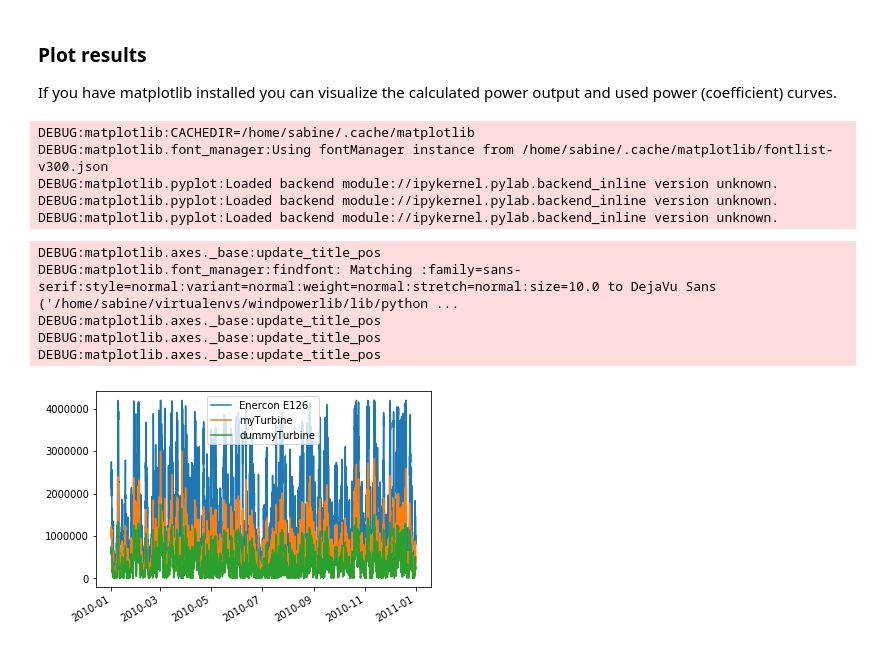
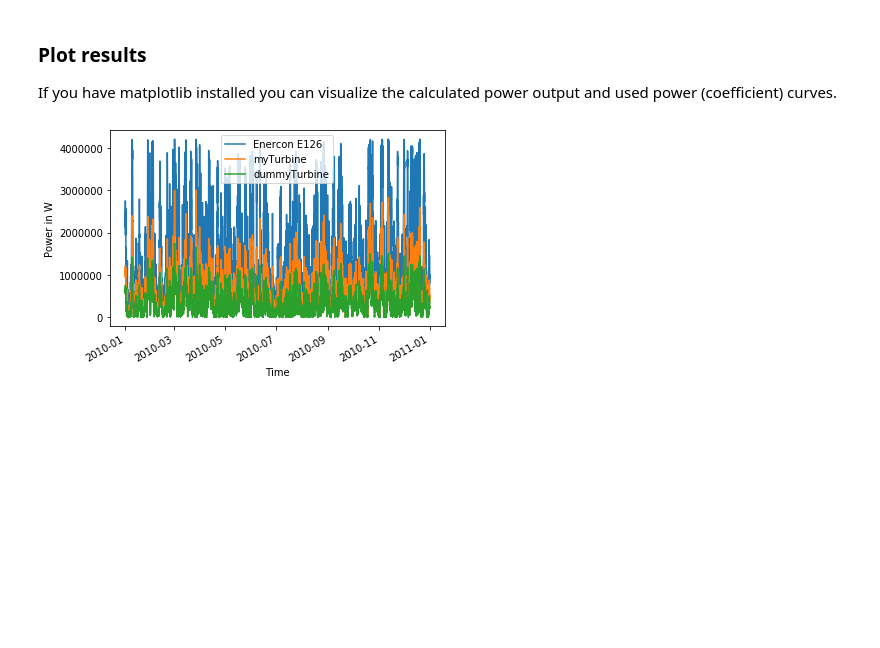
Before and after one commit to wind-python/windpowerlib, a Jupyter notebook: example/modelchain_example.ipynb, the cells around one changed output. Saved outputs shown, nothing was run; the diff lists cells and outputs as text; code cells hidden in the pictures; blank space fills up the shorter version.

```diff
--- a/example/modelchain_example.ipynb
+++ b/example/modelchain_example.ipynb
@@ -152,15 +169,15 @@ my_turbine = {
 my_turbine = WindTurbine(**my_turbine)
 # %%
-# specification of wind turbine where power curve is provided
-# if you want to use the power coefficient curve change the value of
-# 'power_coefficient_curve' to 'oedb'.
-enercon_e126 = {
-        'name': 'E-126/4200',  # turbine type as in register #
-        'hub_height': 135,  # in m
-        'rotor_diameter': 127,  # in m
-        'power_coefficient_curve': None,  # curve data is not fetched
-        'power_curve': 'oedb',  # data is fetched from oedb, is default value
-        'nominal_power': 'oedb',  # data is fetched from oedb, is default value
-    }
+# specification of wind turbine where power coefficient curve and nominal
+# power is provided in an own csv file
+csv_path = 'data'
+dummy_turbine = {
+    'turbine_type': 'DUMMY 1',  # turbine type as in file
+    'hub_height': 100,  # in m
+    'rotor_diameter': 70,  # in m
+    'power_coefficient_curve': 'example_power_coefficient_curves.csv',  # data is fetched from file
+    'nominal_power': 'example_nominal_power.csv',  # data is fetched from file
+    'path': csv_path
+}
 # initialize WindTurbine object
-e126 = WindTurbine(**enercon_e126)
+dummy_turbine = WindTurbine(**dummy_turbine)
@@ -173,18 +184,3 @@ INFO:root:Data base connection successful.
-# %%
-# specification of wind turbine where power coefficient curve and nominal
-# power is provided by a csv file
-csv_file = 'data/example_power_coefficient_curves.csv'
-csv_file_nom = 'data/example_nominal_power.csv'
-dummy_turbine = {
-    'name': 'DUMMY 1',  # turbine type as in file #
-    'hub_height': 100,  # in m
-    'rotor_diameter': 70,  # in m
-    'power_curve': None,  # data is not fetched
-    'power_coefficient_curve': csv_file,  # data is fetched from file
-    'nominal_power': csv_file_nom,  # data is fetched from file
-}
-# initialize WindTurbine object
-dummy_turbine = WindTurbine(**dummy_turbine)
 # %% [markdown]
 ### Use the ModelChain to calculate turbine power output
 
@@ -245,32 +243,24 @@ DEBUG:root:Calculating power output using power coefficient curve.
 If you have matplotlib installed you can visualize the calculated power output and used power (coefficient) curves.
 # %%
 # try to import matplotlib
+logging.getLogger().setLevel(logging.WARNING)
 try:
     from matplotlib import pyplot as plt
     # matplotlib inline needed in notebook to plot inline
     %matplotlib inline
 except ImportError:
     plt = None
-# %% [output]
-DEBUG:matplotlib:CACHEDIR=/home/sabine/.cache/matplotlib
-DEBUG:matplotlib.font_manager:Using fontManager instance from /home/sabine/.cache/matplotlib/fontlist-v300.json
-DEBUG:matplotlib.pyplot:Loaded backend module://ipykernel.pylab.backend_inline version unknown.
-DEBUG:matplotlib.pyplot:Loaded backend module://ipykernel.pylab.backend_inline version unknown.
-DEBUG:matplotlib.pyplot:Loaded backend module://ipykernel.pylab.backend_inline version unknown.
 # %%
 # plot turbine power output
 if plt:
     e126.power_output.plot(legend=True, label='Enercon E126')
     my_turbine.power_output.plot(legend=True, label='myTurbine')
     dummy_turbine.power_output.plot(legend=True, label='dummyTurbine')
+    plt.xlabel('Time')
+    plt.ylabel('Power in W')
     plt.show()
 # %% [output]
-DEBUG:matplotlib.axes._base:update_title_pos
-DEBUG:matplotlib.font_manager:findfont: Matching :family=sans-serif:style=normal:variant=normal:weight=normal:stretch=normal:size=10.0 to DejaVu Sans ('/home/sabine/virtualenvs/windpowerlib/lib/python ...
-DEBUG:matplotlib.axes._base:update_title_pos
-DEBUG:matplotlib.axes._base:update_title_pos
-DEBUG:matplotlib.axes._base:update_title_pos
-[figure, old version]
+[figure, new version]
 # %%
 # plot power (coefficient) curves
 if plt:
```
Also changed, not shown: parts of 13 cells of this notebook.
